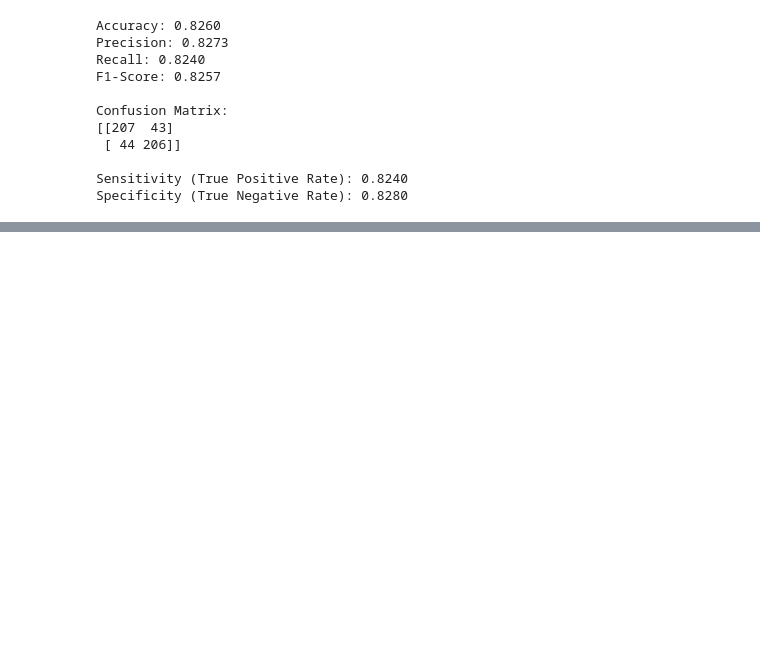
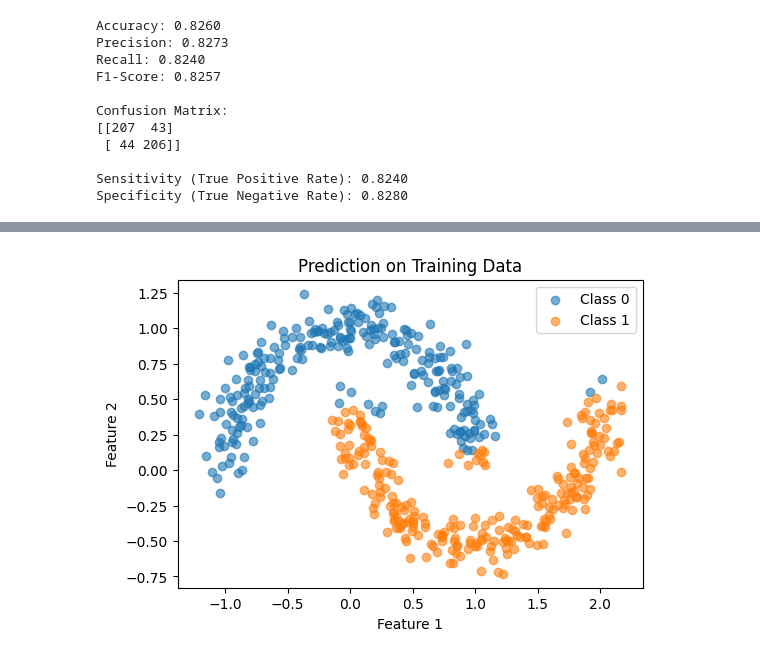
Before and after one commit to yashpundir/Research-Study, a Jupyter notebook: Logistic Regression/deeplearning_ai.ipynb, the cells around one changed output, grey strips where cells are left out. Cells and saved outputs as stored; diff of their text form; code cells hidden in the pictures; blank space fills up the shorter version.

```diff
--- a/Logistic Regression/deeplearning_ai.ipynb
+++ b/Logistic Regression/deeplearning_ai.ipynb
@@ -478,0 +570,26 @@ Specificity (True Negative Rate): 0.8280
+# %%
+# Predict on Training set
+Z1 = w1.T @ X + b1
+A1 = np.tanh(Z1)  # expit(Z1)
+assert A1.shape == (3, m)
+
+Z2 = w2.T @ A1 + b2
+A2 = np.tanh(Z2) # expit(Z2)
+assert A2.shape == (2, m)
+
+Z3 = w3.T @ A2 + b3
+A3 = expit(Z3)
+y_pred = A3
+y_pred_binary = (y_pred > 0.5).astype(int).reshape(-1)
+# %%
+# Prediction on training data
+plt.figure(figsize=(6, 4))
+plt.scatter(X.T[y_pred_binary == 0, 0], X.T[y_pred_binary == 0, 1], label='Class 0', alpha=0.6)
+plt.scatter(X.T[y_pred_binary == 1, 0], X.T[y_pred_binary == 1, 1], label='Class 1', alpha=0.6)
+plt.xlabel('Feature 1')
+plt.ylabel('Feature 2')
+plt.legend()
+plt.title('Prediction on Training Data')
+plt.show()
+# %% [output]
+[figure, added]
```
Also changed, not shown: parts of 7 cells of this notebook.
